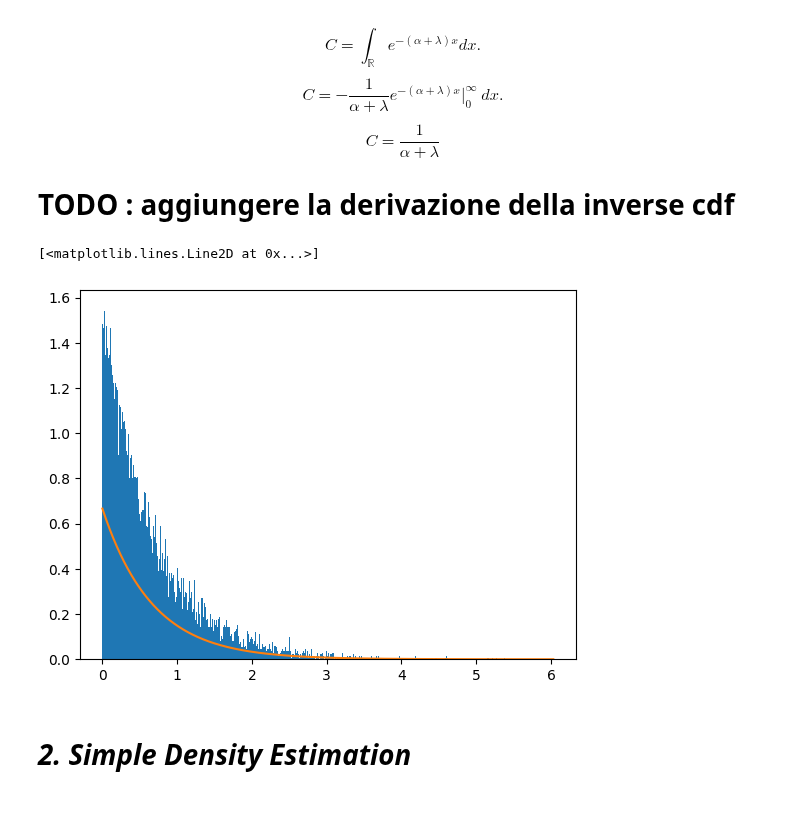
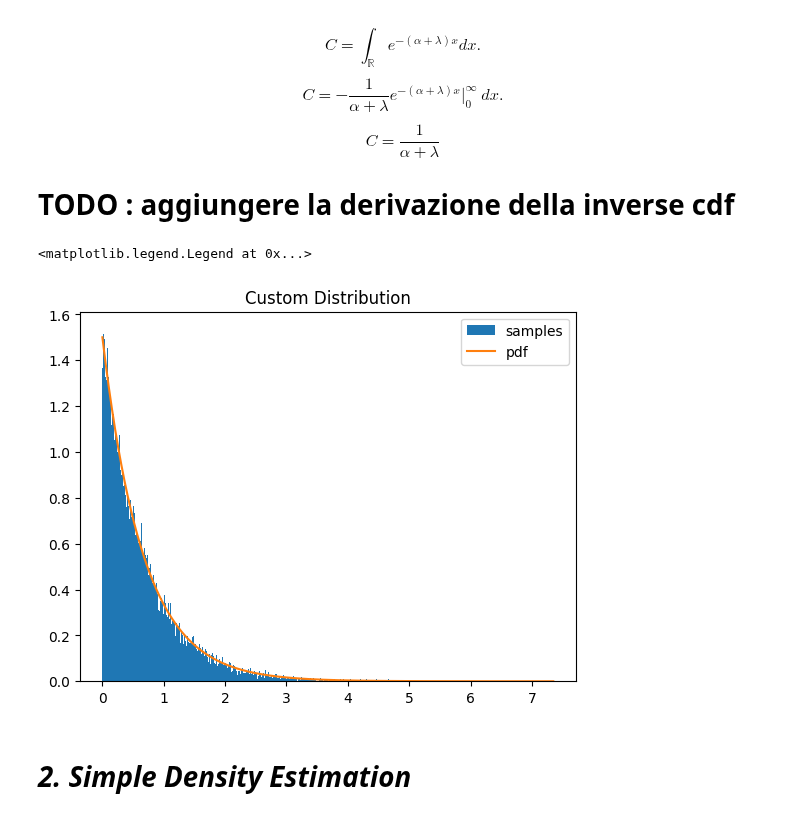
Before and after one commit to leonardodeclara/DD2447-Statistical-Methods-in-Applied-Computer-Science, a Jupyter notebook: Assignment_1/assignment1.ipynb, the cells around one changed output. Drawn from its saved outputs; the diff is of its cells as text; code cells hidden in the pictures.

```diff
--- a/Assignment_1/assignment1.ipynb
+++ b/Assignment_1/assignment1.ipynb
@@ -318,11 +318,6 @@ $$C = \frac{1}{\alpha + \lambda} $$
 
 # TODO : aggiungere la derivazione della inverse cdf
 # %%
-# code to sample from and visualize p(x) here
-
-# TODO: fix, c'è qualcosa che non va
-
-
 class custom_dist(sp.stats.rv_continuous):
     def __init__(self, alpha=0.5,lam=1.0):
         super().__init__()
@@ -330,27 +325,29 @@ class custom_dist(sp.stats.rv_continuous):
         self.lam = lam
 
     def _pdf(self, x):
-        return np.exp(-self.alpha*x-self.lam*x)/(self.alpha+self.lam)
+        return np.exp(-self.alpha*x-self.lam*x)*(self.alpha+self.lam)
     def _cdf(self, x):
-        return (1-np.exp(-self.alpha*x-self.lam*x))/(self.alpha+self.lam)**2
+        return (1-np.exp(-self.alpha*x-self.lam*x))
 
     def _inverse_cdf(self, y):
         """Inverse of the cumulative distribution function."""
-        return -np.log((1-y*(self.alpha + self.lam)**2))/(self.alpha+self.lam)
-
-distribution = custom_dist()
-
-uniform_samples = np.random.uniform(0,1,50000)
-samples = distribution._inverse_cdf(uniform_samples)
-
-plt.hist(samples,bins=1000,density=True)
-
-x = np.linspace(0, max(samples), 1000)
-
-plt.plot(x, distribution.pdf(x))
+        return -np.log(1-y)/(self.alpha+self.lam)
-# %% [output]
-[<matplotlib.lines.Line2D at 0x...>]
-[figure, removed]
+# %%
+# code to sample from and visualize p(x) here
+
+distribution = custom_dist()
+
+uniform_samples = np.random.uniform(0,1,50000)
+samples = distribution._inverse_cdf(uniform_samples)
+x = np.linspace(0, max(samples), 1000)
+
+plt.hist(samples,bins=1000,density=True, label='samples')
+plt.plot(x, distribution.pdf(x), label='pdf')
+plt.title('Custom Distribution')
+plt.legend()
+# %% [output]
+<matplotlib.legend.Legend at 0x...>
+[figure, added]
 # %% [markdown]
 # ***2. Simple Density Estimation***
 # %% [markdown]
```
